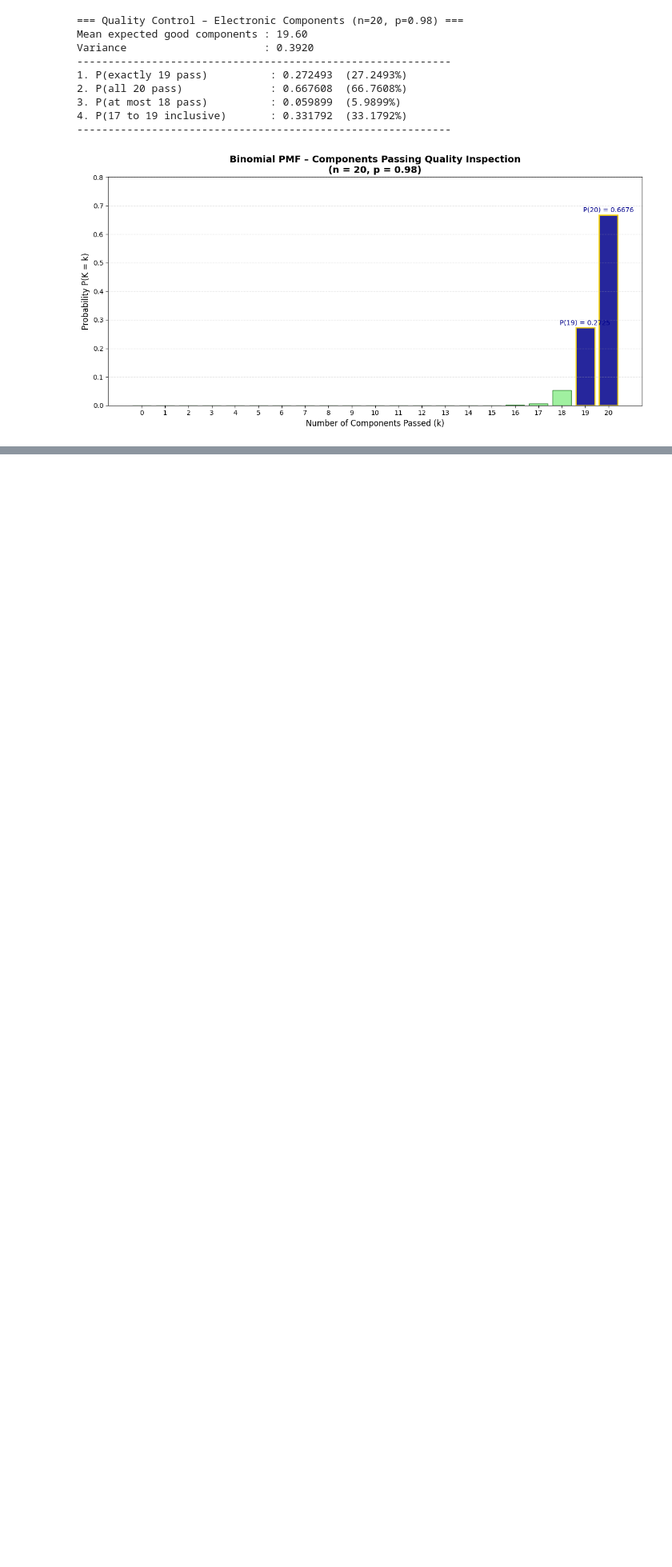
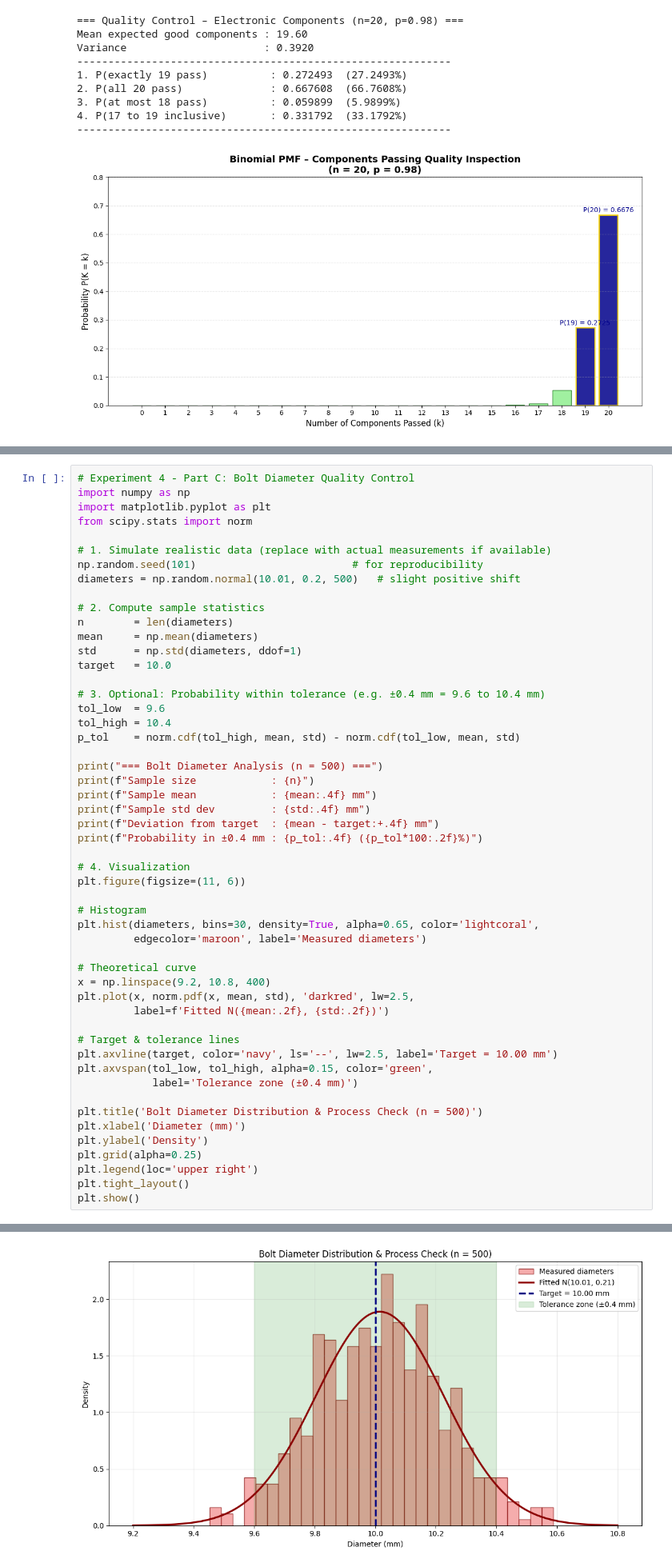
Before and after one commit to princz003/S4lab_data, a Jupyter notebook: Probability&Random_process_for_eng_maths.ipynb, the cells around one changed output, grey strips where cells are left out. Shown at 80% size. Cells and saved outputs as stored; diff of their text form; blank space fills up the shorter version.

```diff
--- a/Probability&Random_process_for_eng_maths.ipynb
+++ b/Probability&Random_process_for_eng_maths.ipynb
@@ -1992,0 +2417,53 @@ Variance                      : 0.3920
+# %%
+# Experiment 4 - Part C: Bolt Diameter Quality Control
+import numpy as np
+import matplotlib.pyplot as plt
+from scipy.stats import norm
+
+# 1. Simulate realistic data (replace with actual measurements if available)
+np.random.seed(101)                         # for reproducibility
+diameters = np.random.normal(10.01, 0.2, 500)   # slight positive shift
+
+# 2. Compute sample statistics
+n        = len(diameters)
+mean     = np.mean(diameters)
+std      = np.std(diameters, ddof=1)
+target   = 10.0
+
+# 3. Optional: Probability within tolerance (e.g. ±0.4 mm = 9.6 to 10.4 mm)
+tol_low  = 9.6
+tol_high = 10.4
+p_tol    = norm.cdf(tol_high, mean, std) - norm.cdf(tol_low, mean, std)
+
+print("=== Bolt Diameter Analysis (n = 500) ===")
+print(f"Sample size            : {n}")
+print(f"Sample mean            : {mean:.4f} mm")
+print(f"Sample std dev         : {std:.4f} mm")
+print(f"Deviation from target  : {mean - target:+.4f} mm")
+print(f"Probability in ±0.4 mm : {p_tol:.4f} ({p_tol*100:.2f}%)")
+
+# 4. Visualization
+plt.figure(figsize=(11, 6))
+
+# Histogram
+plt.hist(diameters, bins=30, density=True, alpha=0.65, color='lightcoral',
+         edgecolor='maroon', label='Measured diameters')
+
+# Theoretical curve
+x = np.linspace(9.2, 10.8, 400)
+plt.plot(x, norm.pdf(x, mean, std), 'darkred', lw=2.5,
+         label=f'Fitted N({mean:.2f}, {std:.2f})')
+
+# Target & tolerance lines
+plt.axvline(target, color='navy', ls='--', lw=2.5, label='Target = 10.00 mm')
+plt.axvspan(tol_low, tol_high, alpha=0.15, color='green',
+            label='Tolerance zone (±0.4 mm)')
+
+plt.title('Bolt Diameter Distribution & Process Check (n = 500)')
+plt.xlabel('Diameter (mm)')
+plt.ylabel('Density')
+plt.grid(alpha=0.25)
+plt.legend(loc='upper right')
+plt.tight_layout()
+plt.show()
+# %% [output]
@@ -1992,0 +2476 @@ Variance                      : 0.3920
+[figure, added]
```
Also changed, not shown: parts of 32 cells of this notebook.
